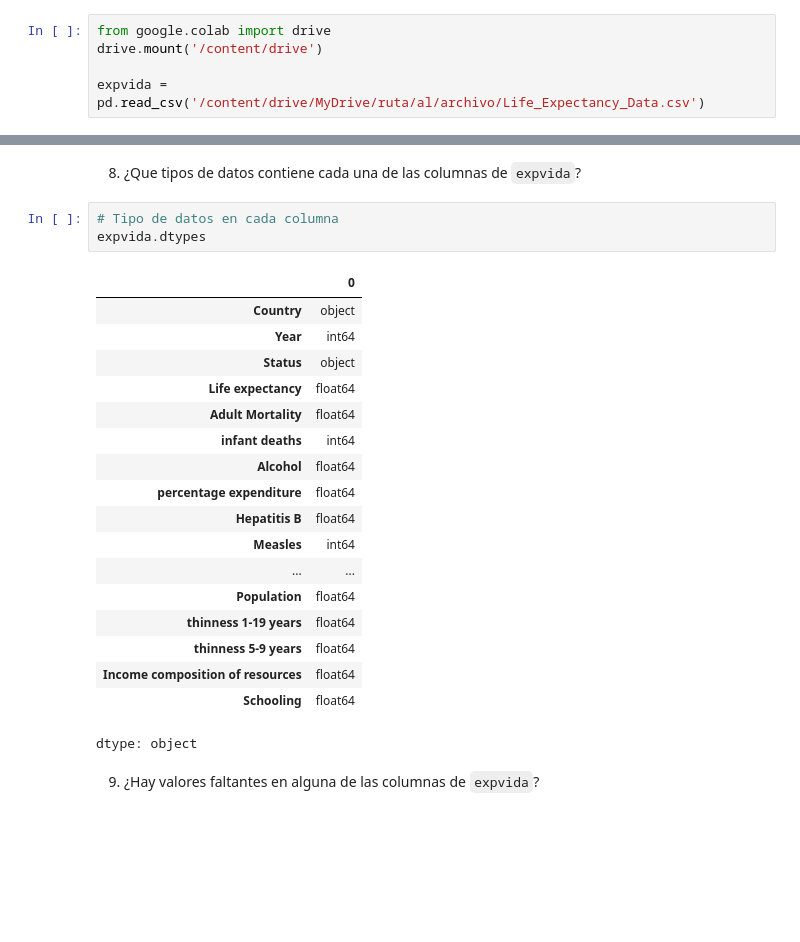
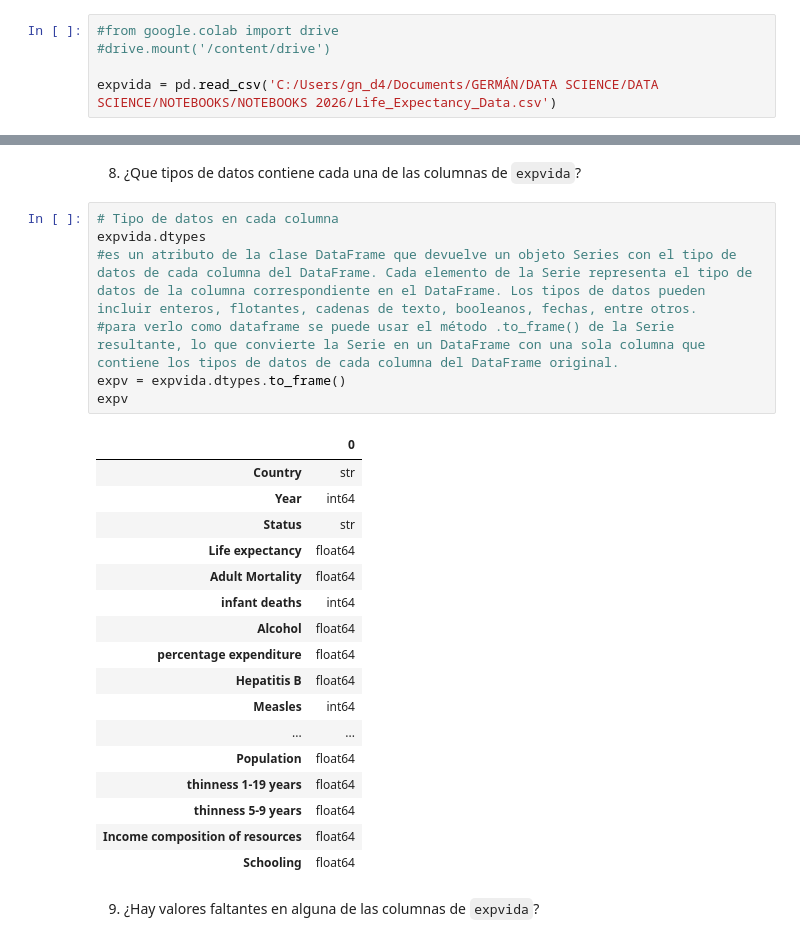
Before and after one commit to GermanDiaz-ds/Curso-DS, a Jupyter notebook: Notebook 7-actualizado.ipynb, the cells around one changed output, grey strips where cells are left out. Cells and saved outputs as stored; diff of their text form; blank space fills up the shorter version.

```diff
--- a/Notebook 7-actualizado.ipynb
+++ b/Notebook 7-actualizado.ipynb
@@ -26,10 +26,10 @@ import numpy as np
 # %% [markdown]
 2) Lee el archivo csv `life_expectancy_data` usando `pandas`. Guardalo en una variable llamada `expvida`.
 # %%
-from google.colab import drive
-drive.mount('/content/drive')
+#from google.colab import drive
+#drive.mount('/content/drive')
 
-expvida = pd.read_csv('/content/drive/MyDrive/ruta/al/archivo/Life_Expectancy_Data.csv')
+expvida = pd.read_csv('C:/Users/gn_d4/Documents/GERMÁN/DATA SCIENCE/DATA SCIENCE/NOTEBOOKS/NOTEBOOKS 2026/Life_Expectancy_Data.csv')
 # %%
 expvida
 # %% [output]
@@ -96,28 +119,31 @@ expvida.tail(10)
 10 rows × 22 columns
 # %% [markdown]
 8) ¿Que tipos de datos contiene cada una de las columnas de `expvida`?
-# %%
-# Tipo de datos en cada columna
-expvida.dtypes
-# %% [output]
-|  | 0 |
-| Country | object |
-| Year | int64 |
-| Status | object |
-| Life expectancy | float64 |
-| Adult Mortality | float64 |
-| infant deaths | int64 |
-| Alcohol | float64 |
-| percentage expenditure | float64 |
-| Hepatitis B | float64 |
-| Measles | int64 |
-| ... | ... |
-| Population | float64 |
-| thinness 1-19 years | float64 |
-| thinness 5-9 years | float64 |
-| Income composition of resources | float64 |
-| Schooling | float64 |
-dtype: object
+# %%
+# Tipo de datos en cada columna
+expvida.dtypes
+#es un atributo de la clase DataFrame que devuelve un objeto Series con el tipo de datos de cada columna del DataFrame. Cada elemento de la Serie representa el tipo de datos de la columna correspondiente en el DataFrame. Los tipos de datos pueden incluir enteros, flotantes, cadenas de texto, booleanos, fechas, entre otros.
+#para verlo como dataframe se puede usar el método .to_frame() de la Serie resultante, lo que convierte la Serie en un DataFrame con una sola columna que contiene los tipos de datos de cada columna del DataFrame original.
+expv = expvida.dtypes.to_frame()
+expv
+# %% [output]
+|  | 0 |
+| Country | str |
+| Year | int64 |
+| Status | str |
+| Life expectancy | float64 |
+| Adult Mortality | float64 |
+| infant deaths | int64 |
+| Alcohol | float64 |
+| percentage expenditure | float64 |
+| Hepatitis B | float64 |
+| Measles | int64 |
+| ... | ... |
+| Population | float64 |
+| thinness 1-19 years | float64 |
+| thinness 5-9 years | float64 |
+| Income composition of resources | float64 |
+| Schooling | float64 |
 # %% [markdown]
 9) ¿Hay valores faltantes en alguna de las columnas de `expvida`?
 # %%
```
Also changed, not shown: parts of 30 cells of this notebook, 1 other file.
